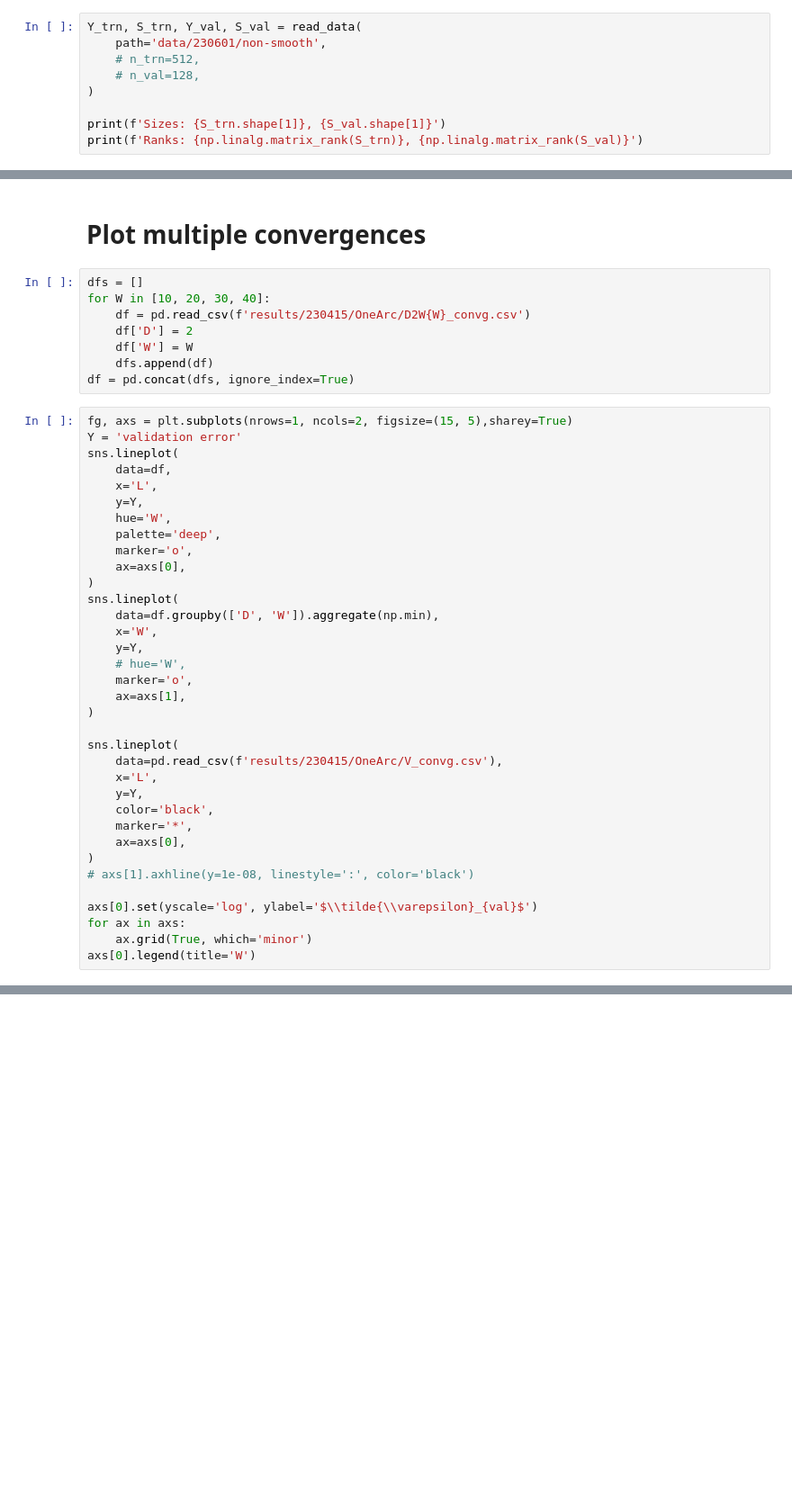
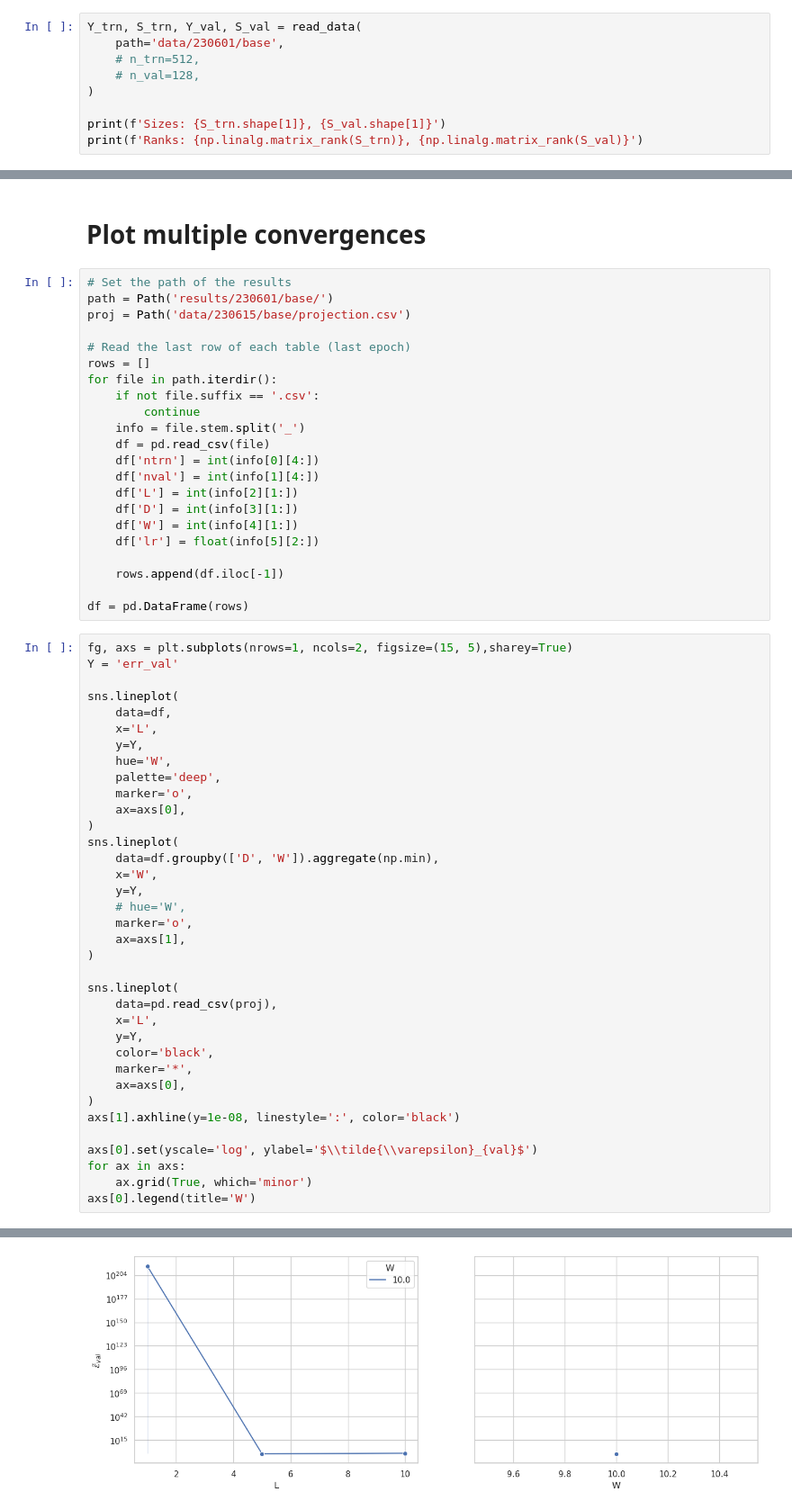
Before and after one commit to sprmsv/POD-NN, a Jupyter notebook: experiments.ipynb, the cells around one changed output, grey strips where cells are left out. Shown: that part at 90% size. Saved outputs shown, nothing was run; the diff lists cells and outputs as text; blank space fills up the shorter version.

Commit message:
change convergence plot

```diff
--- a/experiments.ipynb
+++ b/experiments.ipynb
@@ -28,7 +28,7 @@ This section can be used in order to pre-process the data and store them.
 # Visualize the data
 # %%
 Y_trn, S_trn, Y_val, S_val = read_data(
-    path='data/230601/non-smooth',
+    path='data/230601/base',
     # n_trn=512,
     # n_val=128,
 )
@@ -175,16 +156,31 @@ df.to_csv('results/OneArc/cng_V.csv')
 # %% [markdown]
 # Plot multiple convergences
-# %%
-dfs = []
-for W in [10, 20, 30, 40]:
-    df = pd.read_csv(f'results/230415/OneArc/D2W{W}_convg.csv')
-    df['D'] = 2
-    df['W'] = W
-    dfs.append(df)
-df = pd.concat(dfs, ignore_index=True)
+# %%
+# Set the path of the results
+path = Path('results/230601/base/')
+proj = Path('data/230615/base/projection.csv')
+
+# Read the last row of each table (last epoch)
+rows = []
+for file in path.iterdir():
+    if not file.suffix == '.csv':
+        continue
+    info = file.stem.split('_')
+    df = pd.read_csv(file)
+    df['ntrn'] = int(info[0][4:])
+    df['nval'] = int(info[1][4:])
+    df['L'] = int(info[2][1:])
+    df['D'] = int(info[3][1:])
+    df['W'] = int(info[4][1:])
+    df['lr'] = float(info[5][2:])
+
+    rows.append(df.iloc[-1])
+
+df = pd.DataFrame(rows)
 # %%
 fg, axs = plt.subplots(nrows=1, ncols=2, figsize=(15, 5),sharey=True)
-Y = 'validation error'
+Y = 'err_val'
+
 sns.lineplot(
     data=df,
     x='L',
@@ -204,16 +200,17 @@ sns.lineplot(
 )
 
 sns.lineplot(
-    data=pd.read_csv(f'results/230415/OneArc/V_convg.csv'),
+    data=pd.read_csv(proj),
     x='L',
     y=Y,
     color='black',
     marker='*',
     ax=axs[0],
 )
-# axs[1].axhline(y=1e-08, linestyle=':', color='black')
+axs[1].axhline(y=1e-08, linestyle=':', color='black')
 
 axs[0].set(yscale='log', ylabel='$\\tilde{\\varepsilon}_{val}$')
 for ax in axs:
     ax.grid(True, which='minor')
 axs[0].legend(title='W')
+# %% [output]
@@ -219,0 +218 @@ axs[0].legend(title='W')
+[figure, added]
```
Also changed, not shown: parts of 5 cells of this notebook, 3 other files.
